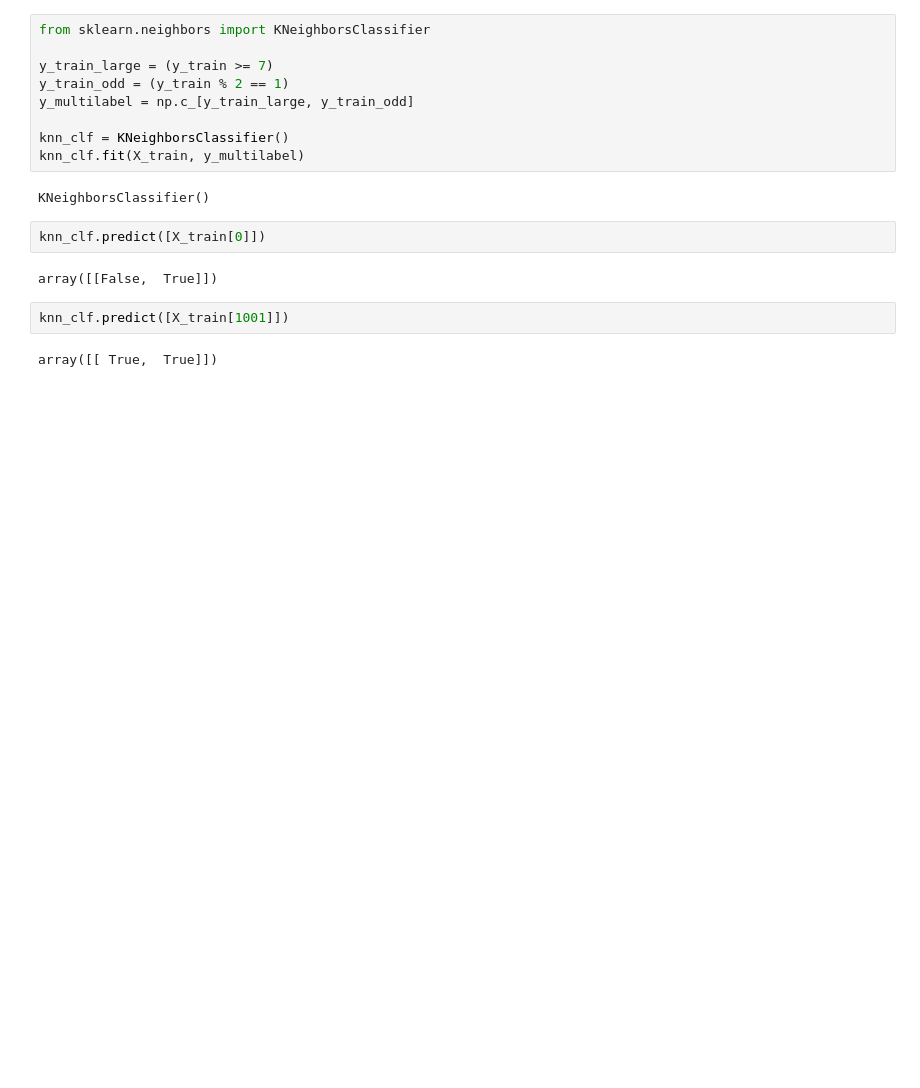
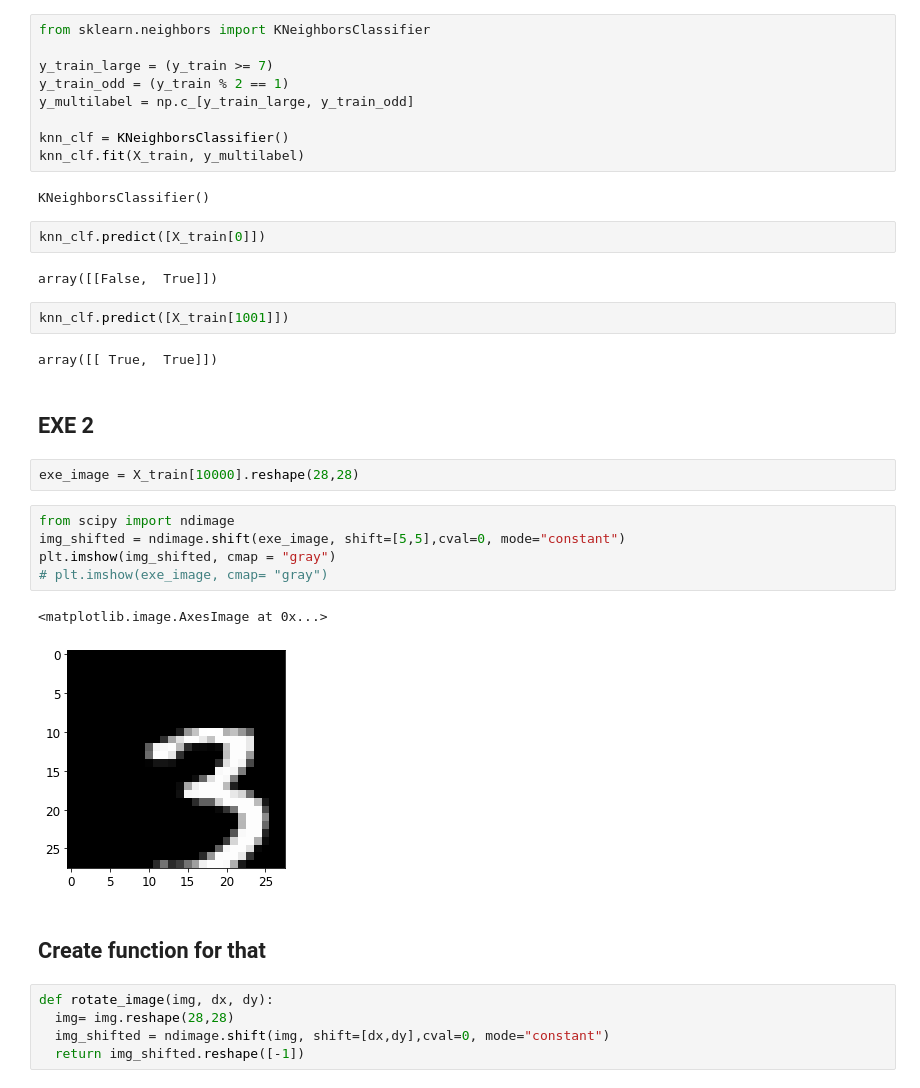
Before and after one commit to AmirGhnbr/mnist_classification, a Jupyter notebook: mnist_classification.ipynb, the cells around one changed output. Saved outputs shown, nothing was run; the diff lists cells and outputs as text; blank space fills up the shorter version.

```diff
--- a/mnist_classification.ipynb
+++ b/mnist_classification.ipynb
@@ -209,3 +209,22 @@ array([[False,  True]])
 knn_clf.predict([X_train[1001]])
 # %% [output]
 array([[ True,  True]])
+# %% [markdown]
+## EXE 2
+# %%
+exe_image = X_train[10000].reshape(28,28)
+# %%
+from scipy import ndimage
+img_shifted = ndimage.shift(exe_image, shift=[5,5],cval=0, mode="constant")
+plt.imshow(img_shifted, cmap = "gray")
+# plt.imshow(exe_image, cmap= "gray")
+# %% [output]
+<matplotlib.image.AxesImage at 0x...>
+[figure, added]
+# %% [markdown]
+## Create function for that
+# %%
+def rotate_image(img, dx, dy):
+  img= img.reshape(28,28)
+  img_shifted = ndimage.shift(img, shift=[dx,dy],cval=0, mode="constant")
+  return img_shifted.reshape([-1])
```
Also changed, not shown: parts of 1 cell of this notebook.
